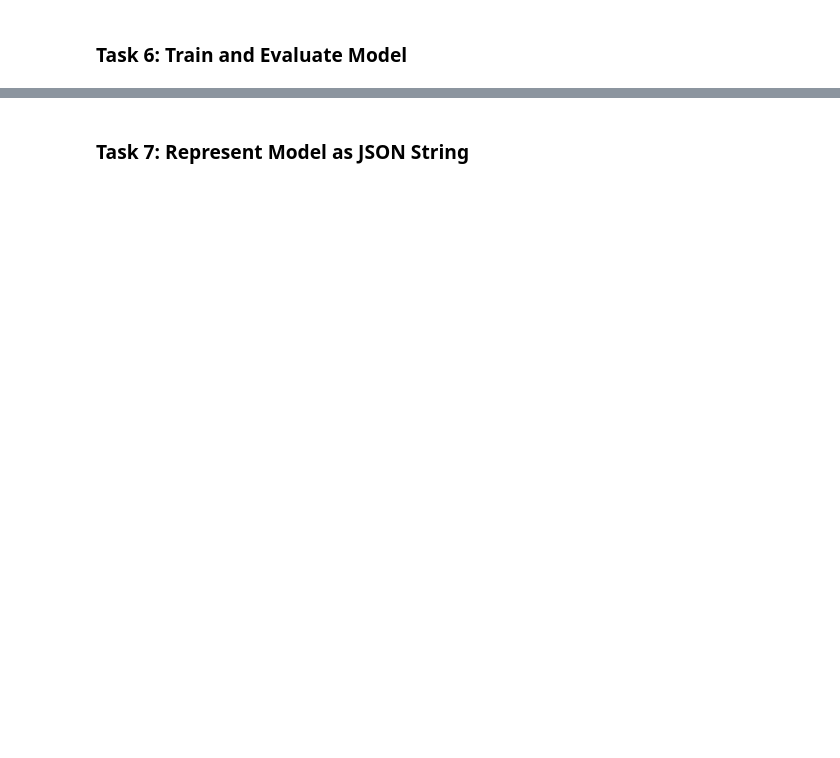
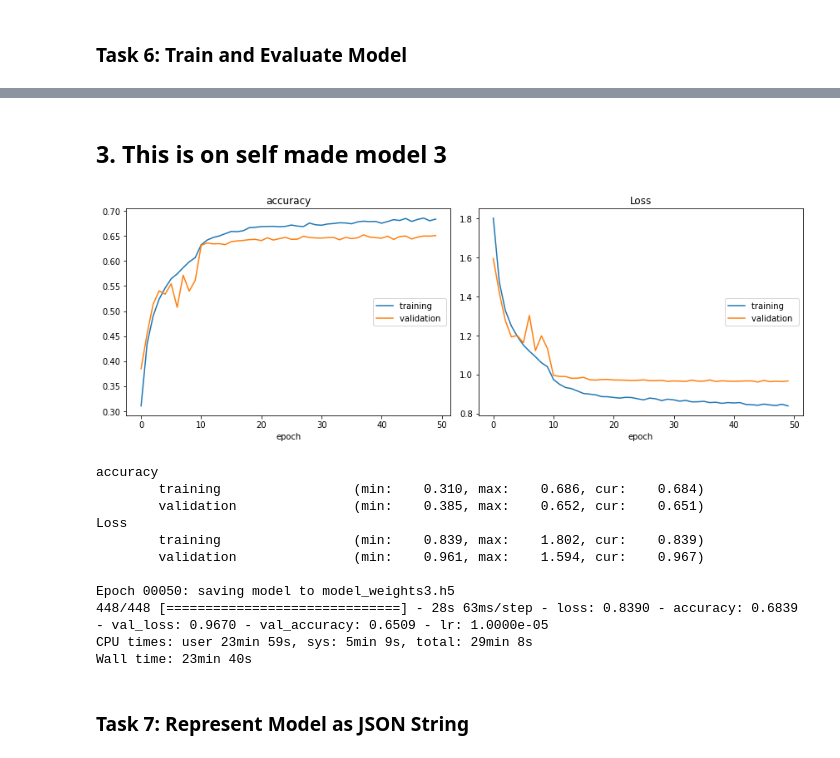
Before and after one commit to nikzagarwal/Face-Emotion-Detection, a Jupyter notebook: Facial_Expression_Training.ipynb, the cells around one changed output, grey strips where cells are left out. Drawn from its saved outputs; the diff is of its cells as text; code cells hidden in the pictures; blank space fills up the shorter version.

```diff
--- a/Facial_Expression_Training.ipynb
+++ b/Facial_Expression_Training.ipynb
@@ -178,3 +349,39 @@ Wall time: 6min 51s
+# %% [markdown]
+## 3. This is on self made model 3
+# %%
+%%time
+
+epochs = 50
+steps_per_epoch = train_generator.n//train_generator.batch_size
+validation_steps = validation_generator.n//validation_generator.batch_size
+
+reduce_lr = ReduceLROnPlateau(monitor='val_loss', factor=0.1,
+                              patience=2, min_lr=0.00001, mode='auto')
+checkpoint = ModelCheckpoint("model_weights3.h5", monitor='val_accuracy',
+                             save_weights_only=True, mode='max', verbose=1)
+callbacks = [PlotLossesKerasTF(), checkpoint, reduce_lr]
+
+history = model3.fit(
+    x=train_generator,
+    steps_per_epoch=steps_per_epoch,
+    epochs=epochs,
+    validation_data = validation_generator,
+    validation_steps = validation_steps,
+    callbacks=callbacks
+)
+# %% [output]
+[figure, added]
+accuracy
+        training                 (min:    0.310, max:    0.686, cur:    0.684)
+        validation               (min:    0.385, max:    0.652, cur:    0.651)
+Loss
+        training                 (min:    0.839, max:    1.802, cur:    0.839)
+        validation               (min:    0.961, max:    1.594, cur:    0.967)
+
+Epoch 00050: saving model to model_weights3.h5
+448/448 [==============================] - 28s 63ms/step - loss: 0.8390 - accuracy: 0.6839 - val_loss: 0.9670 - val_accuracy: 0.6509 - lr: 1.0000e-05
+CPU times: user 23min 59s, sys: 5min 9s, total: 29min 8s
+Wall time: 23min 40s
 # %% [markdown]
 ### Task 7: Represent Model as JSON String
 # %%
```
Also changed, not shown: parts of 25 cells of this notebook.
